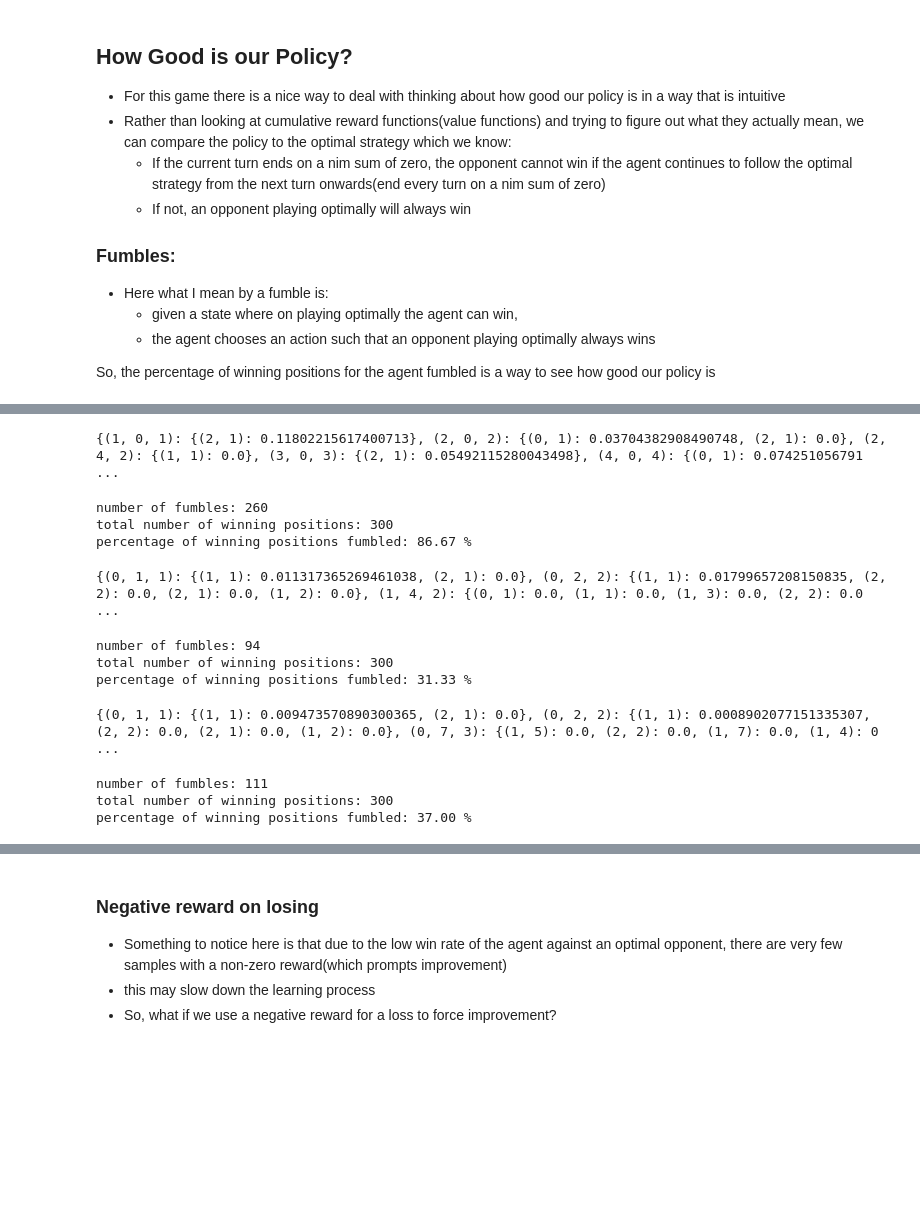
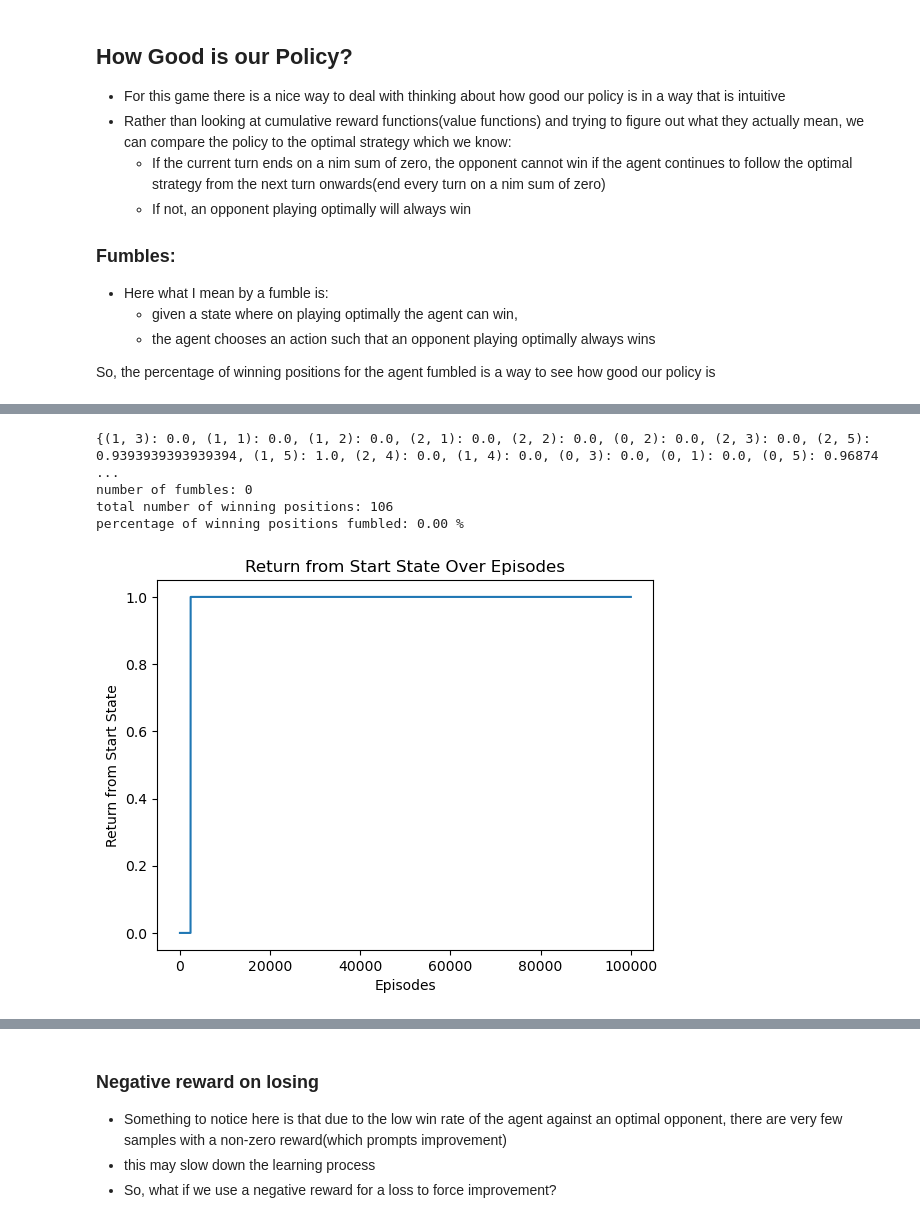
Before and after one commit to s0han24/tabular_rl_methods, a Jupyter notebook: nim_MC_on_policy.ipynb, the cells around one changed output, grey strips where cells are left out. Drawn from its saved outputs; the diff is of its cells as text; code cells hidden in the pictures; blank space fills up the shorter version.

```diff
--- a/nim_MC_on_policy.ipynb
+++ b/nim_MC_on_policy.ipynb
@@ -466,12 +367,11 @@ def monte_carlo_no_es_every_visit(gamma=1, policy=EpsilonGreedyPolicy(), negativ
 # %%
-policy, Q = monte_carlo_no_es_every_visit()
-
-print(Q)
+policy, Q, history = monte_carlo(policy=EpsilonGreedyPolicy(), exploring_starts=True, every_visit=True)
+print(Q[start_state])
+evaluate_using_fumbles(policy, Q)
+plot_start_state_returns(history)
 # %% [output]
-{(1, 0, 1): {(2, 1): 0.11802215617400713}, (2, 0, 2): {(0, 1): 0.03704382908490748, (2, 1): 0.0}, (2, 4, 2): {(1, 1): 0.0}, (3, 0, 3): {(2, 1): 0.05492115280043498}, (4, 0, 4): {(0, 1): 0.074251056791 ...
+{(1, 3): 0.0, (1, 1): 0.0, (1, 2): 0.0, (2, 1): 0.0, (2, 2): 0.0, (0, 2): 0.0, (2, 3): 0.0, (2, 5): 0.9393939393939394, (1, 5): 1.0, (2, 4): 0.0, (1, 4): 0.0, (0, 3): 0.0, (0, 1): 0.0, (0, 5): 0.96874 ...
+number of fumbles: 0
+total number of winning positions: 106
+percentage of winning positions fumbled: 0.00 %
+[figure, added]
-# %%
-evaluate_using_fumbles(policy, Q)
-# %% [output]
-number of fumbles: 260
-total number of winning positions: 300
-percentage of winning positions fumbled: 86.67 %
@@ -514,24 +377,0 @@ def monte_carlo_es_every_visit(gamma=1, policy=EpsilonGreedyPolicy(), negative_o
-# %%
-policy, Q = monte_carlo_es_every_visit()
-
-print(Q)
-# %% [output]
-{(0, 1, 1): {(1, 1): 0.011317365269461038, (2, 1): 0.0}, (0, 2, 2): {(1, 1): 0.01799657208150835, (2, 2): 0.0, (2, 1): 0.0, (1, 2): 0.0}, (1, 4, 2): {(0, 1): 0.0, (1, 1): 0.0, (1, 3): 0.0, (2, 2): 0.0 ...
-# %%
-evaluate_using_fumbles(policy, Q)
-# %% [output]
-number of fumbles: 94
-total number of winning positions: 300
-percentage of winning positions fumbled: 31.33 %
-# %%
-policy, Q = monte_carlo_es_every_visit(policy=SimpleGreedyPolicy())
-
-print(Q)
-# %% [output]
-{(0, 1, 1): {(1, 1): 0.009473570890300365, (2, 1): 0.0}, (0, 2, 2): {(1, 1): 0.0008902077151335307, (2, 2): 0.0, (2, 1): 0.0, (1, 2): 0.0}, (0, 7, 3): {(1, 5): 0.0, (2, 2): 0.0, (1, 7): 0.0, (1, 4): 0 ...
-# %%
-evaluate_using_fumbles(policy, Q)
-# %% [output]
-number of fumbles: 111
-total number of winning positions: 300
-percentage of winning positions fumbled: 37.00 %
```
Also changed, not shown: parts of 45 cells of this notebook, 1 other file.
